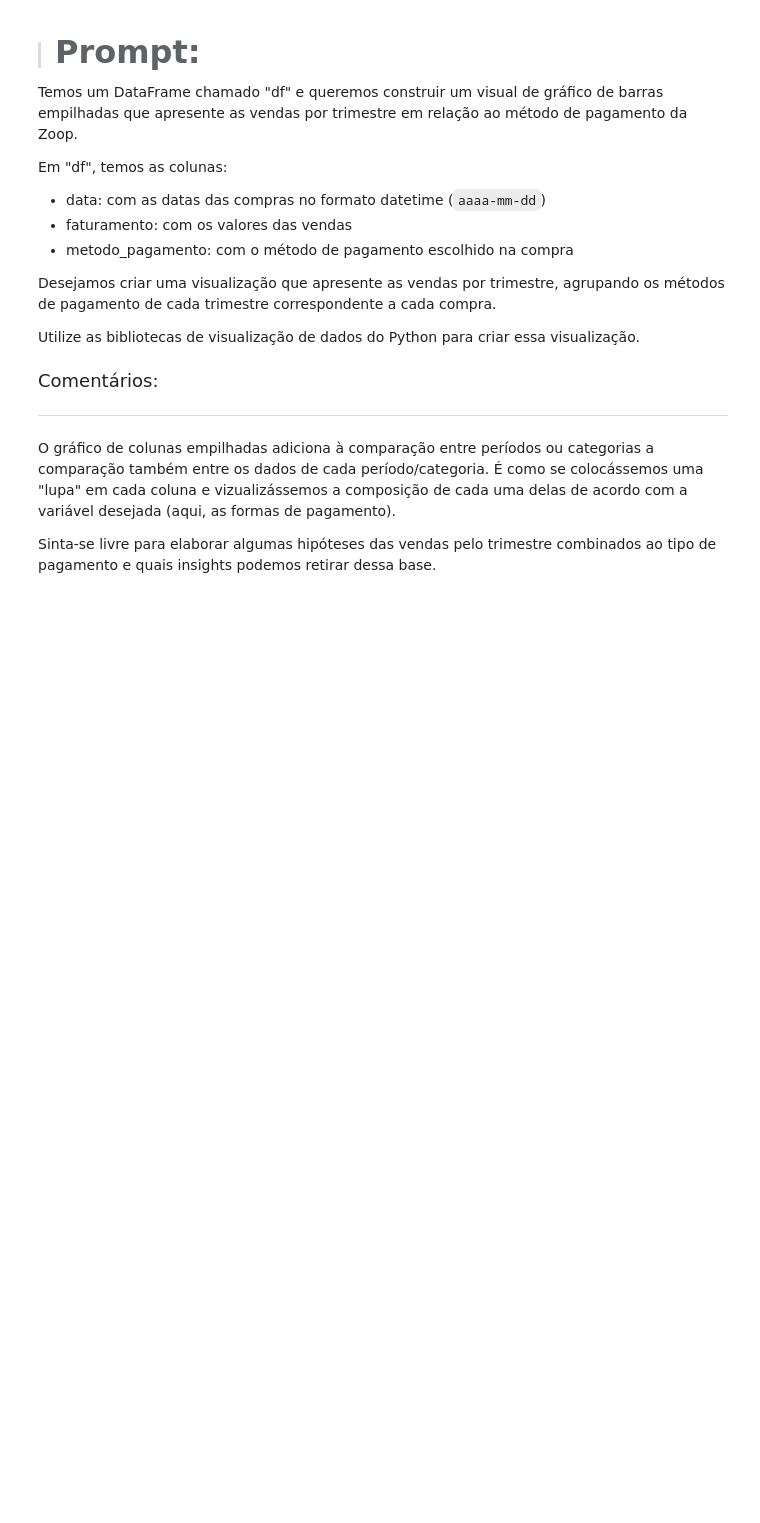
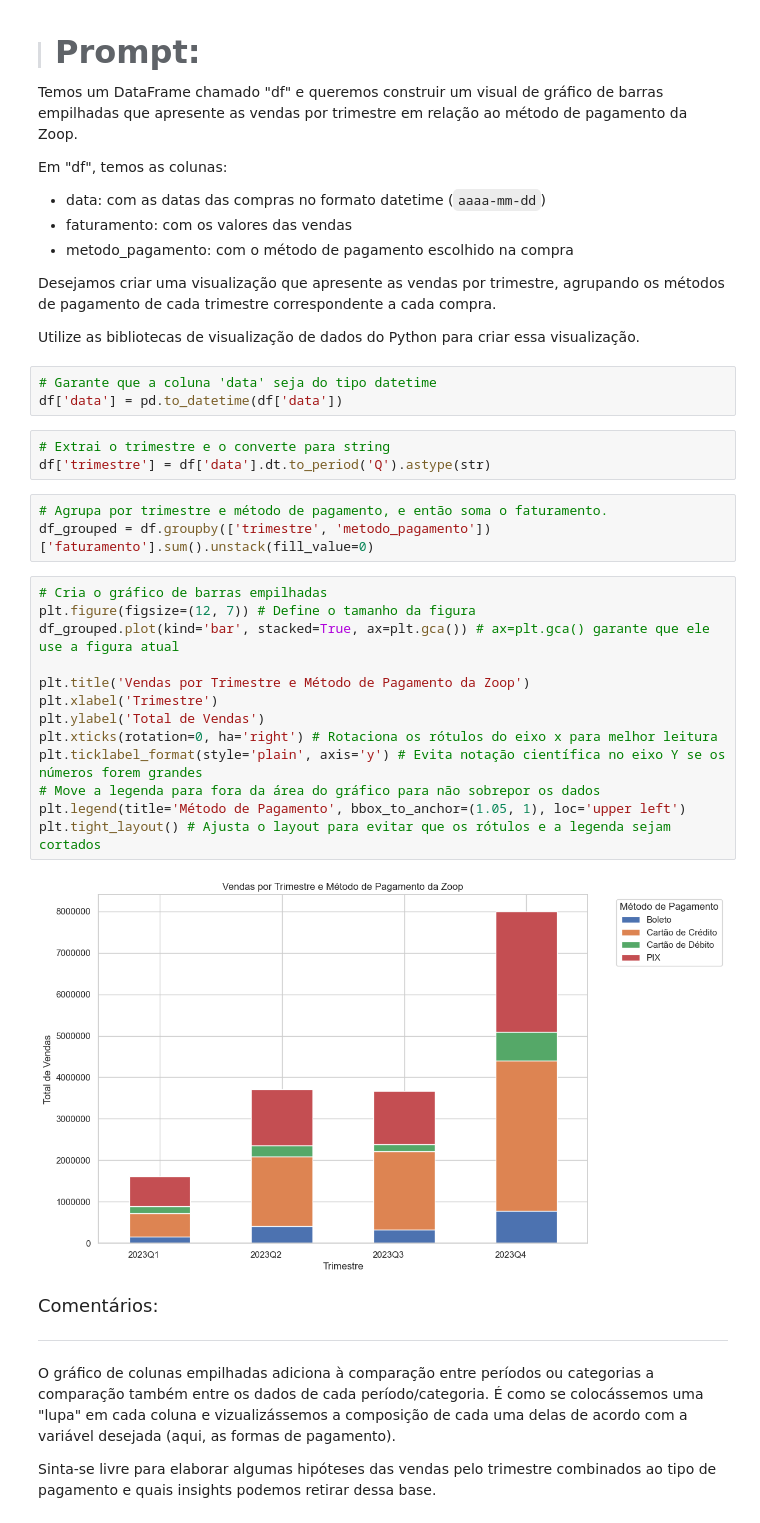
Before and after one commit to JCrpa/curso11_python_data_science_IA_dataviz, a Jupyter notebook: Projeto_Inicial_IA_aplicada_a_Data_Science.ipynb, the cells around one changed output. Saved outputs shown, nothing was run; the diff lists cells and outputs as text; blank space fills up the shorter version.

Commit message:
verificar se a coluna data está no formato datetime, extrair o trimestre e converter para string, agrupar por trimestre e método de pagamento depois somar o faturamento e criar o gráfico_modulo2-aula7

```diff
--- a/Projeto_Inicial_IA_aplicada_a_Data_Science.ipynb
+++ b/Projeto_Inicial_IA_aplicada_a_Data_Science.ipynb
@@ -818,6 +818,30 @@ Em "df", temos as colunas:
 Desejamos criar uma visualização que apresente as vendas por trimestre, agrupando os métodos de pagamento de cada trimestre correspondente a cada compra.
 
 Utilize as bibliotecas de visualização de dados do Python para criar essa visualização.
+# %%
+# Garante que a coluna 'data' seja do tipo datetime
+df['data'] = pd.to_datetime(df['data'])
+# %%
+# Extrai o trimestre e o converte para string
+df['trimestre'] = df['data'].dt.to_period('Q').astype(str)
+# %%
+# Agrupa por trimestre e método de pagamento, e então soma o faturamento.
+df_grouped = df.groupby(['trimestre', 'metodo_pagamento'])['faturamento'].sum().unstack(fill_value=0)
+# %%
+# Cria o gráfico de barras empilhadas
+plt.figure(figsize=(12, 7)) # Define o tamanho da figura
+df_grouped.plot(kind='bar', stacked=True, ax=plt.gca()) # ax=plt.gca() garante que ele use a figura atual
+
+plt.title('Vendas por Trimestre e Método de Pagamento da Zoop')
+plt.xlabel('Trimestre')
+plt.ylabel('Total de Vendas')
+plt.xticks(rotation=0, ha='right') # Rotaciona os rótulos do eixo x para melhor leitura
+plt.ticklabel_format(style='plain', axis='y') # Evita notação científica no eixo Y se os números forem grandes
+# Move a legenda para fora da área do gráfico para não sobrepor os dados
+plt.legend(title='Método de Pagamento', bbox_to_anchor=(1.05, 1), loc='upper left')
+plt.tight_layout() # Ajusta o layout para evitar que os rótulos e a legenda sejam cortados
+# %% [output]
+[figure, added]
 # %% [markdown]
 <font color="7b71ff" size=4> Comentários: </font>
 
```
